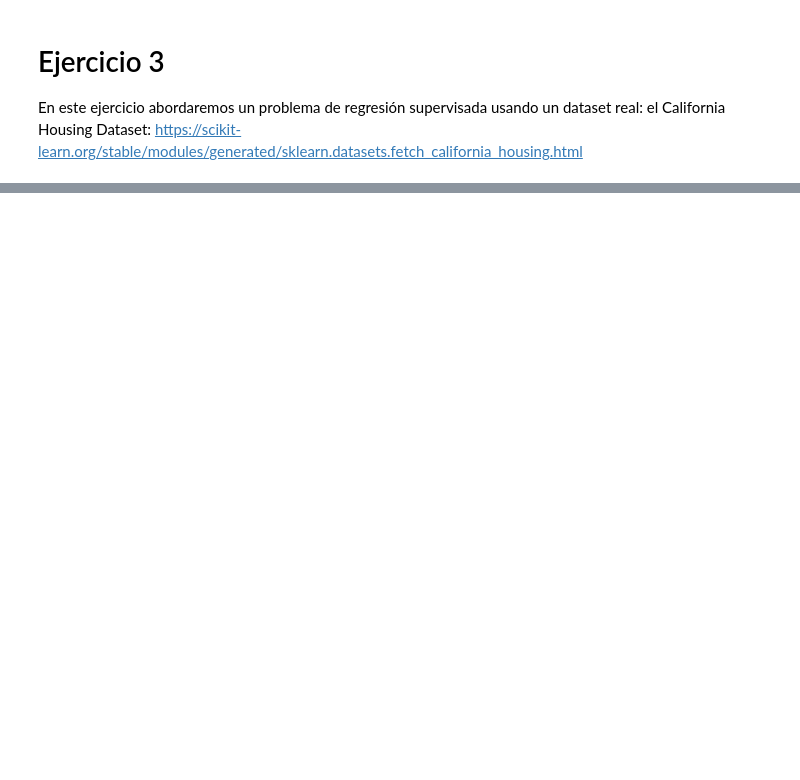
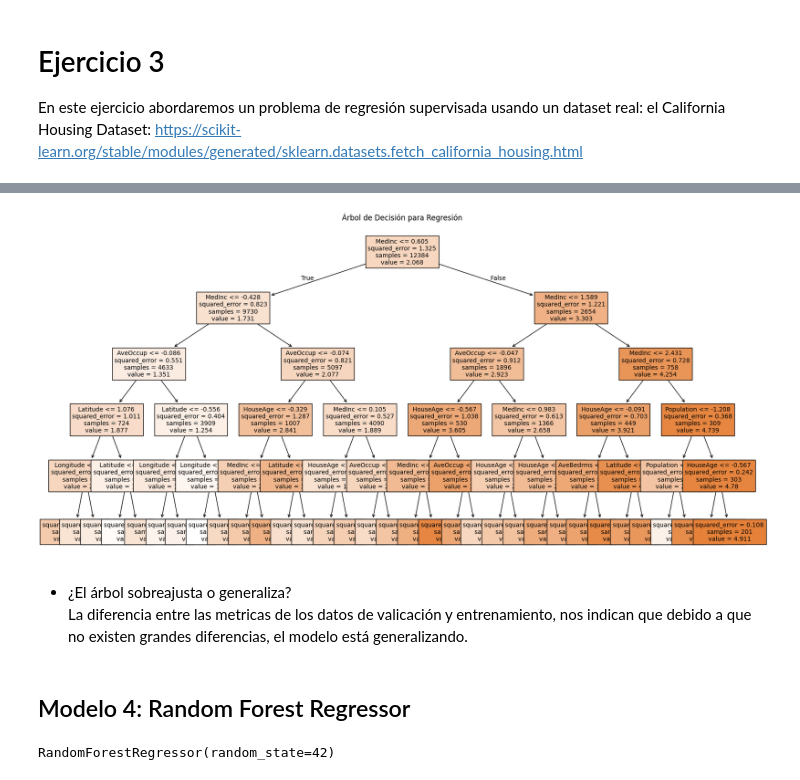
Before and after one commit to itriscan/Tarea-U3-INFO257, a Jupyter notebook: ejercicio_3.ipynb, the cells around one changed output, grey strips where cells are left out. Drawn from its saved outputs; the diff is of its cells as text; code cells hidden in the pictures; blank space fills up the shorter version.

```diff
--- a/ejercicio_3.ipynb
+++ b/ejercicio_3.ipynb
@@ -27,0 +113,16 @@ df
+# %%
+lr = LinearRegression()
+lr.fit(X_train, y_train)
+
+lr_val_results = []
+
+y_pred_val_lr = lr.predict(X_val)
+y_pred_train_lr = lr.predict(X_train)
+
+# Evaluación del modelo en el conjunto de Validación
+metrics_model_by_data("Datos de Validación (Linear Regresion)", y_val, y_pred_val_lr)
+
+# Coeficientes
+print("Coeficientes de la regresión lineal:")
+coef_lr = pd.DataFrame({'Variable': X_train.columns, 'Coeficiente': lr.coef_})
+print(coef_lr)
@@ -27,0 +148,19 @@ df
+# %%
+# sección de variables
+degree = 2
+poly = PolynomialFeatures(degree=degree)
+X_train_poly = poly.fit_transform(X_train)
+X_val_poly = poly.transform(X_val)
+
+# entrenar el modelo de regresión lineal con características polinómicas
+lr_poly = LinearRegression()
+lr_poly.fit(X_train_poly, y_train)
+
+# predecir en el conjunto de validación
+y_pred_train_poly = lr_poly.predict(X_train_poly)
+y_pred_val_poly = lr_poly.predict(X_val_poly)
+
+# calcular métricas
+metrics_model_by_data("Datos de Validación (Polynomial Regression)", y_val, y_pred_val_poly)
+# metricas en el conjunto de entrenamiento
+metrics_model_by_data("Datos de Entrenamiento (Polynomial Regression)", y_train, y_pred_train_poly)
@@ -27,0 +184,3 @@ df
+# %%
+tree = DecisionTreeRegressor(max_depth=5,random_state=42)
+tree.fit(X_train, y_train)
@@ -27,0 +221,18 @@ df
+# %%
+# Visualización del árbol de decisión
+plt.figure(figsize=(20, 10))
+plot_tree(tree, feature_names=X_train.columns, filled=True, fontsize=10)
+plt.title("Árbol de Decisión para Regresión")
+plt.show()
+# %% [output]
+[figure, added]
+# %% [markdown]
+- ¿El árbol sobreajusta o generaliza?
+La diferencia entre las metricas de los datos de valicación y entrenamiento, nos indican que debido a que no existen grandes diferencias, el modelo está generalizando.
+# %% [markdown]
+## Modelo 4: Random Forest Regressor
+# %%
+rf = RandomForestRegressor(n_estimators=100, random_state=42)
+rf.fit(X_train, y_train)
+# %% [output]
+RandomForestRegressor(random_state=42)
```
Also changed, not shown: parts of 34 cells of this notebook, 1 other file.
